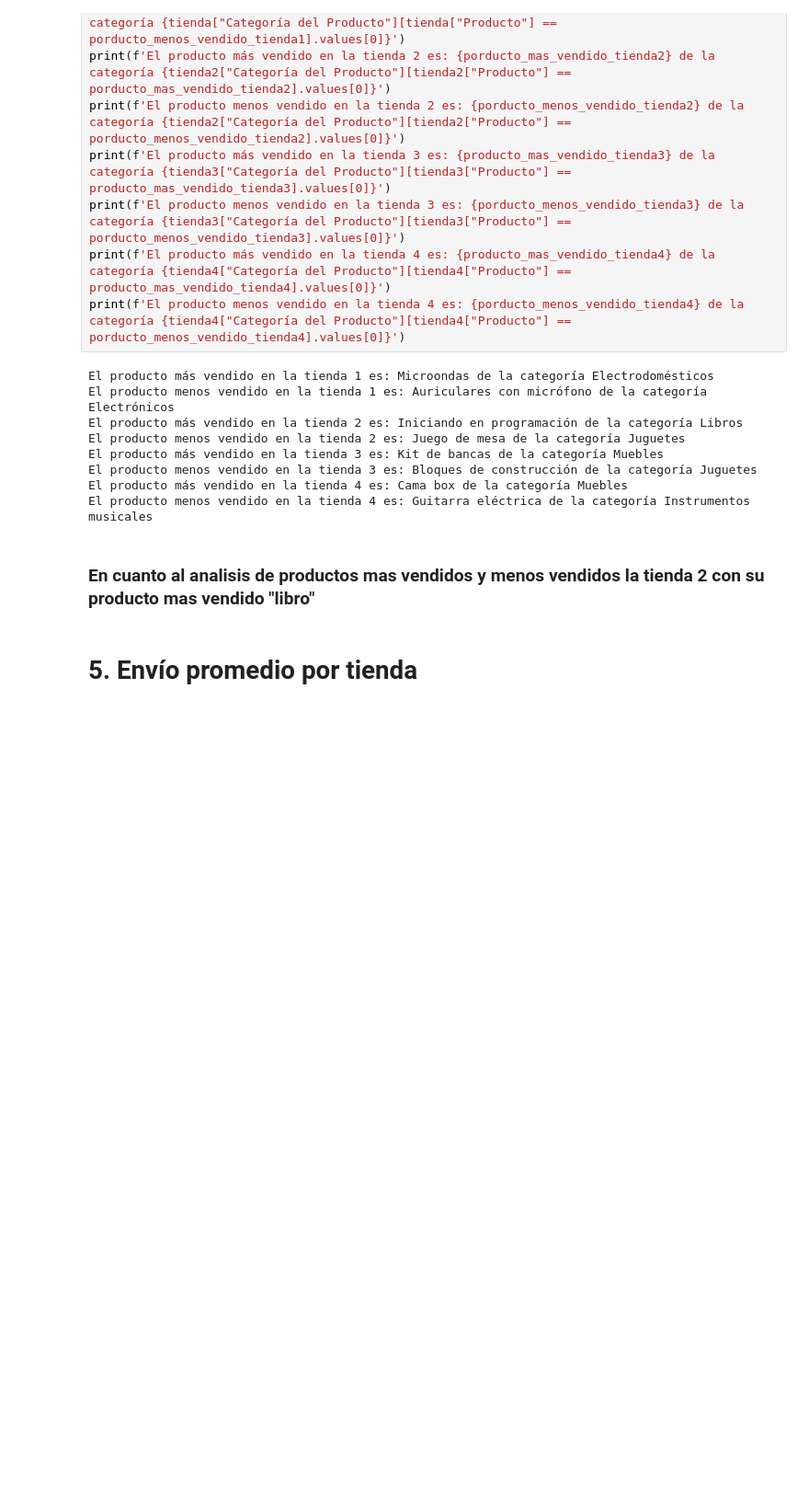
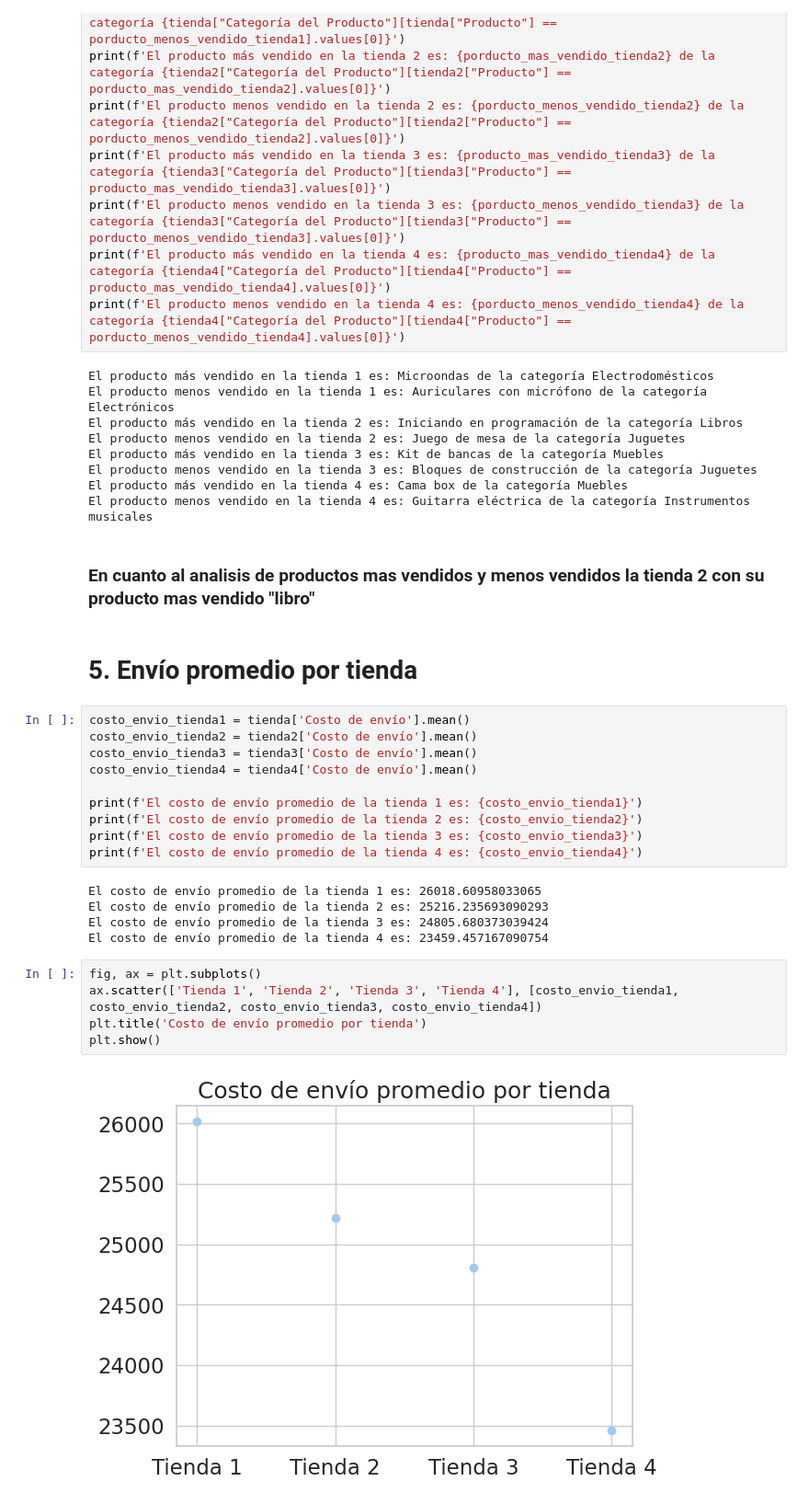
Before and after one commit to Karl-Sancho/challenge1-data-science-latam, a Jupyter notebook: AluraStoreLatam.ipynb, the cells around one changed output. Shown at 92% size. Saved outputs shown, nothing was run; the diff lists cells and outputs as text; blank space fills up the shorter version.

```diff
--- a/AluraStoreLatam.ipynb
+++ b/AluraStoreLatam.ipynb
@@ -187,3 +183,25 @@ El producto menos vendido en la tienda 4 es: Guitarra eléctrica de la categorí
 ### En cuanto al analisis de productos mas vendidos y menos vendidos la tienda 2 con su producto mas vendido "libro"
 # %% [markdown]
 # 5. Envío promedio por tienda
+# %%
+costo_envio_tienda1 = tienda['Costo de envío'].mean()
+costo_envio_tienda2 = tienda2['Costo de envío'].mean()
+costo_envio_tienda3 = tienda3['Costo de envío'].mean()
+costo_envio_tienda4 = tienda4['Costo de envío'].mean()
+
+print(f'El costo de envío promedio de la tienda 1 es: {costo_envio_tienda1}')
+print(f'El costo de envío promedio de la tienda 2 es: {costo_envio_tienda2}')
+print(f'El costo de envío promedio de la tienda 3 es: {costo_envio_tienda3}')
+print(f'El costo de envío promedio de la tienda 4 es: {costo_envio_tienda4}')
+# %% [output]
+El costo de envío promedio de la tienda 1 es: 26018.60958033065
+El costo de envío promedio de la tienda 2 es: 25216.235693090293
+El costo de envío promedio de la tienda 3 es: 24805.680373039424
+El costo de envío promedio de la tienda 4 es: 23459.457167090754
+# %%
+fig, ax = plt.subplots()
+ax.scatter(['Tienda 1', 'Tienda 2', 'Tienda 3', 'Tienda 4'], [costo_envio_tienda1, costo_envio_tienda2, costo_envio_tienda3, costo_envio_tienda4])
+plt.title('Costo de envío promedio por tienda')
+plt.show()
+# %% [output]
+[figure, added]
```
Also changed, not shown: parts of 1 cell of this notebook.
